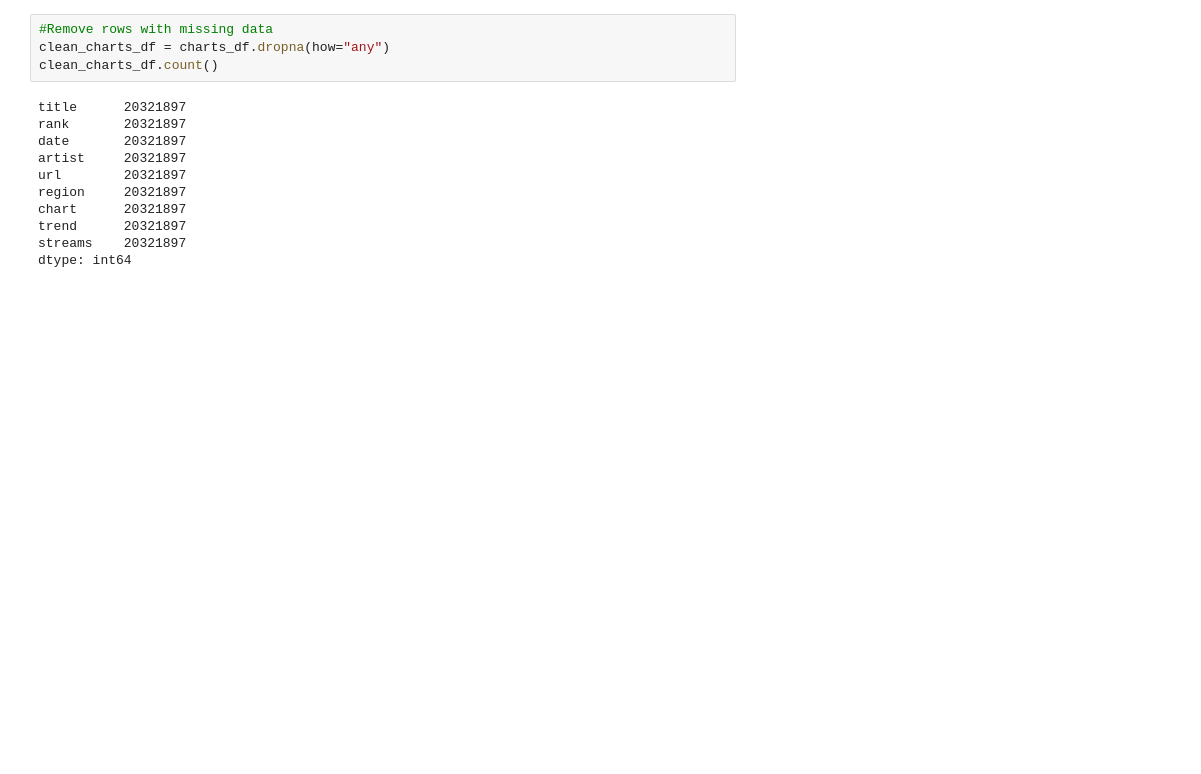
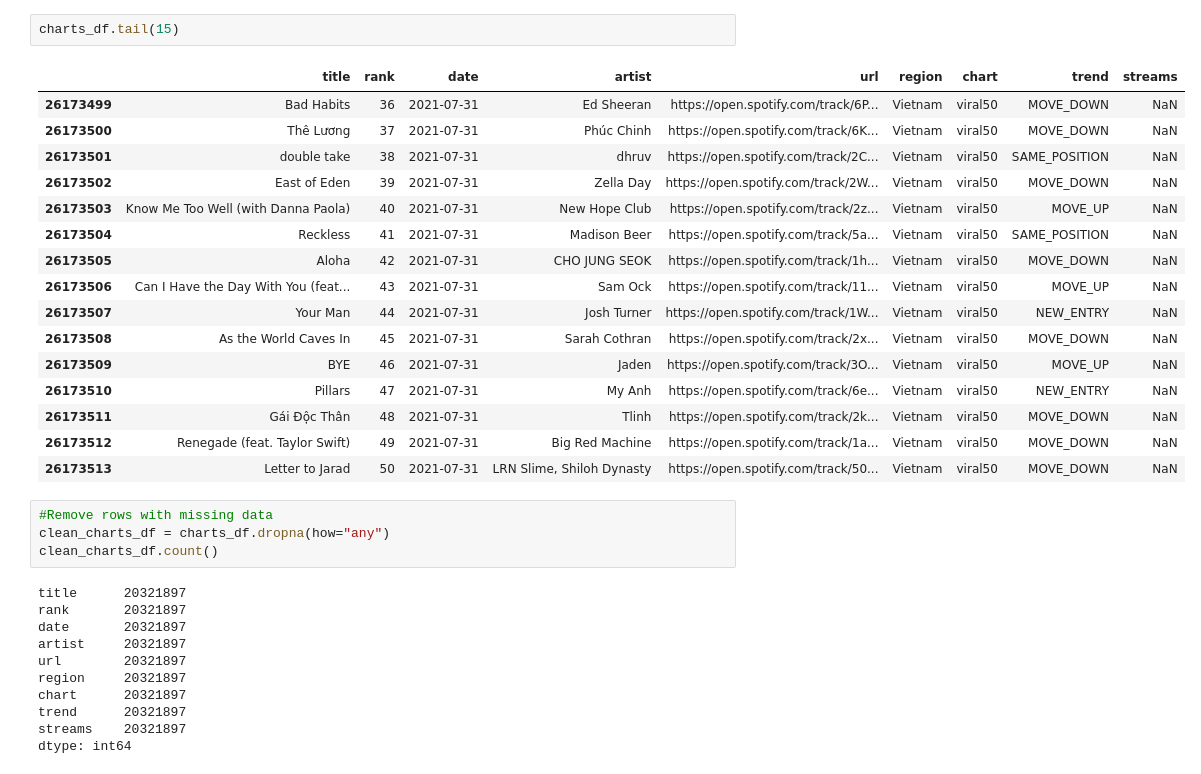
Before and after one commit to ShinekaBarnett/Spotify_Music_Data, a Jupyter notebook: Spotify_Music_Data.ipynb, the cells around one changed output. Drawn from its saved outputs; the diff is of its cells as text; blank space fills up the shorter version.

```diff
--- a/Spotify_Music_Data.ipynb
+++ b/Spotify_Music_Data.ipynb
@@ -42,3 +89,22 @@ charts_df.head(15)
+# %%
+charts_df.tail(15)
+# %% [output]
+|  | title | rank | date | artist | url | region | chart | trend | streams |
+| 26173499 | Bad Habits | 36 | 2021-07-31 | Ed Sheeran | https://open.spotify.com/track/6P... | Vietnam | viral50 | MOVE_DOWN | NaN |
+| 26173500 | Thê Lương | 37 | 2021-07-31 | Phúc Chinh | https://open.spotify.com/track/6K... | Vietnam | viral50 | MOVE_DOWN | NaN |
+| 26173501 | double take | 38 | 2021-07-31 | dhruv | https://open.spotify.com/track/2C... | Vietnam | viral50 | SAME_POSITION | NaN |
+| 26173502 | East of Eden | 39 | 2021-07-31 | Zella Day | https://open.spotify.com/track/2W... | Vietnam | viral50 | MOVE_DOWN | NaN |
+| 26173503 | Know Me Too Well (with Danna Paola) | 40 | 2021-07-31 | New Hope Club | https://open.spotify.com/track/2z... | Vietnam | viral50 | MOVE_UP | NaN |
+| 26173504 | Reckless | 41 | 2021-07-31 | Madison Beer | https://open.spotify.com/track/5a... | Vietnam | viral50 | SAME_POSITION | NaN |
+| 26173505 | Aloha | 42 | 2021-07-31 | CHO JUNG SEOK | https://open.spotify.com/track/1h... | Vietnam | viral50 | MOVE_DOWN | NaN |
+| 26173506 | Can I Have the Day With You (feat... | 43 | 2021-07-31 | Sam Ock | https://open.spotify.com/track/11... | Vietnam | viral50 | MOVE_UP | NaN |
+| 26173507 | Your Man | 44 | 2021-07-31 | Josh Turner | https://open.spotify.com/track/1W... | Vietnam | viral50 | NEW_ENTRY | NaN |
+| 26173508 | As the World Caves In | 45 | 2021-07-31 | Sarah Cothran | https://open.spotify.com/track/2x... | Vietnam | viral50 | MOVE_DOWN | NaN |
+| 26173509 | BYE | 46 | 2021-07-31 | Jaden | https://open.spotify.com/track/3O... | Vietnam | viral50 | MOVE_UP | NaN |
+| 26173510 | Pillars | 47 | 2021-07-31 | My Anh | https://open.spotify.com/track/6e... | Vietnam | viral50 | NEW_ENTRY | NaN |
+| 26173511 | Gái Độc Thân | 48 | 2021-07-31 | Tlinh | https://open.spotify.com/track/2k... | Vietnam | viral50 | MOVE_DOWN | NaN |
+| 26173512 | Renegade (feat. Taylor Swift) | 49 | 2021-07-31 | Big Red Machine | https://open.spotify.com/track/1a... | Vietnam | viral50 | MOVE_DOWN | NaN |
+| 26173513 | Letter to Jarad | 50 | 2021-07-31 | LRN Slime, Shiloh Dynasty | https://open.spotify.com/track/50... | Vietnam | viral50 | MOVE_DOWN | NaN |
 # %%
 #Remove rows with missing data
 clean_charts_df = charts_df.dropna(how="any")
```
Also changed, not shown: parts of 11 cells of this notebook.
